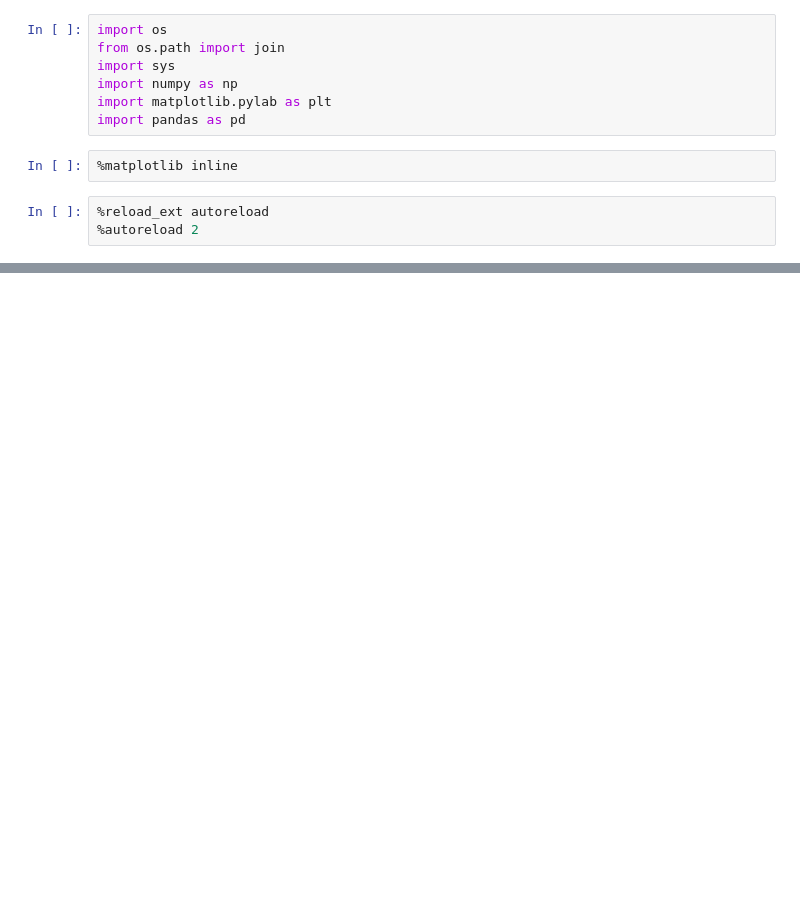
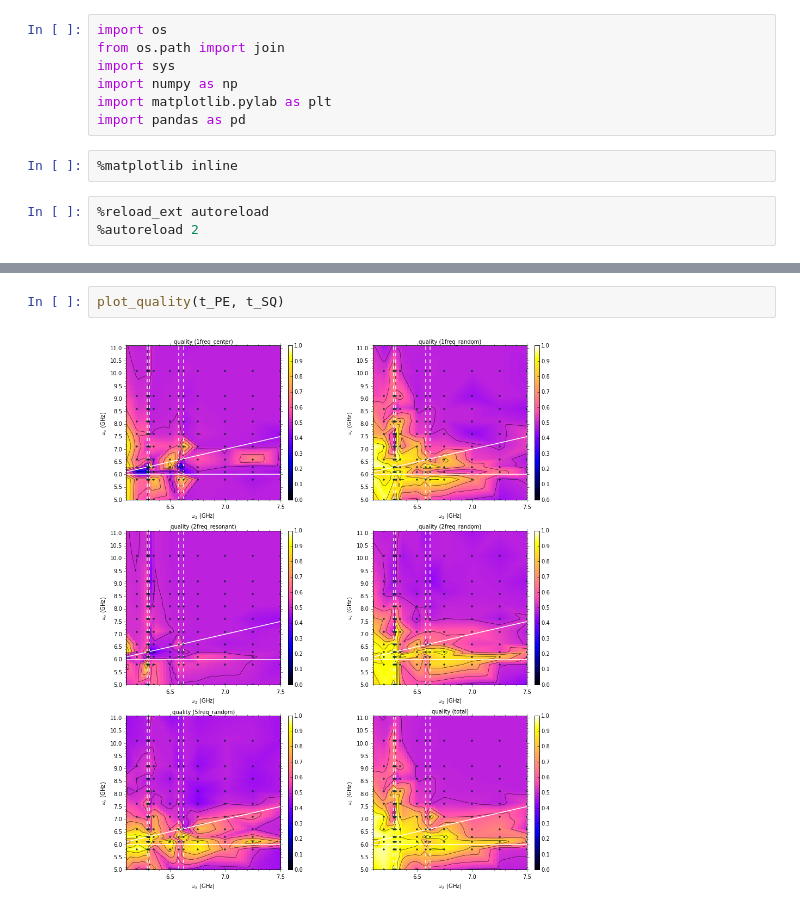
Before and after one commit to goerz-research/tmlandscape_data, a Jupyter notebook: Stage1Analysis.ipynb, the cells around one changed output, grey strips where cells are left out. Drawn from its saved outputs; the diff is of its cells as text; blank space fills up the shorter version.

```diff
--- a/Stage1Analysis.ipynb
+++ b/Stage1Analysis.ipynb
@@ -86,0 +42,4 @@ plot_selection_quality(select_data)
+# %%
+plot_quality(t_PE, t_SQ)
+# %% [output]
+[figure, added]
```
Also changed, not shown: parts of 15 cells of this notebook, 5 other files.
